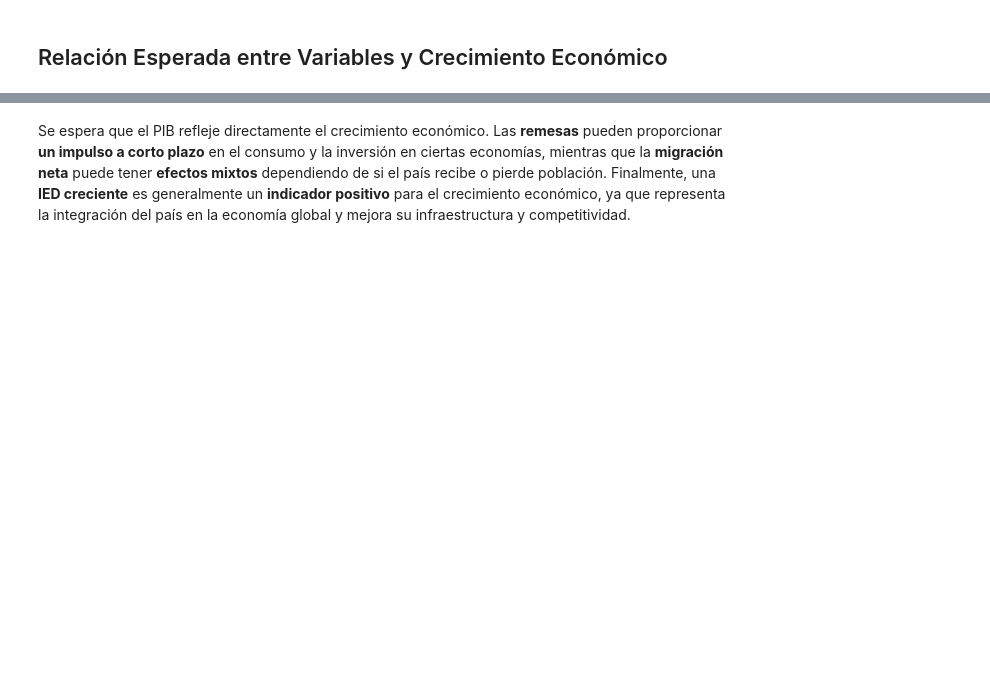
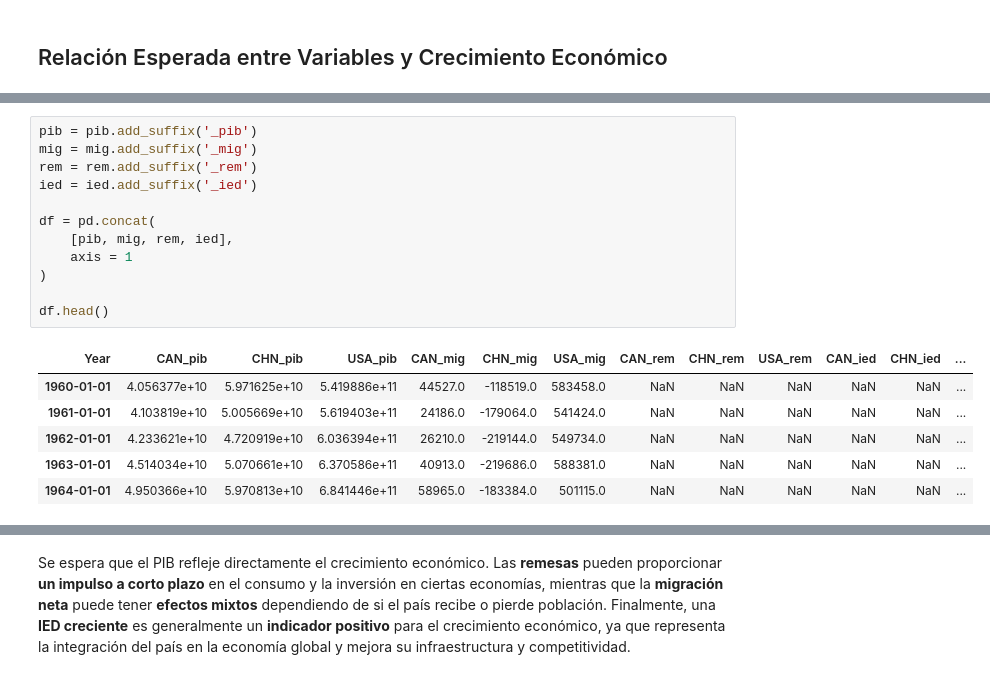
Before and after one commit to Maquililo/prueba-reclutamiento-python, a Jupyter notebook: notebook.ipynb, the cells around one changed output, grey strips where cells are left out. Drawn from its saved outputs; the diff is of its cells as text; blank space fills up the shorter version.

```diff
--- a/notebook.ipynb
+++ b/notebook.ipynb
@@ -411,0 +495,19 @@ plot_country_data(pib, mig, rem, ied, 'USA')
+# %%
+pib = pib.add_suffix('_pib')
+mig = mig.add_suffix('_mig')
+rem = rem.add_suffix('_rem')
+ied = ied.add_suffix('_ied')
+
+df = pd.concat(
+    [pib, mig, rem, ied],
+    axis = 1
+)
+
+df.head()
+# %% [output]
+| Year | CAN_pib | CHN_pib | USA_pib | CAN_mig | CHN_mig | USA_mig | CAN_rem | CHN_rem | USA_rem | CAN_ied | CHN_ied | ... |
+| 1960-01-01 | 4.056377e+10 | 5.971625e+10 | 5.419886e+11 | 44527.0 | -118519.0 | 583458.0 | NaN | NaN | NaN | NaN | NaN | ... |
+| 1961-01-01 | 4.103819e+10 | 5.005669e+10 | 5.619403e+11 | 24186.0 | -179064.0 | 541424.0 | NaN | NaN | NaN | NaN | NaN | ... |
+| 1962-01-01 | 4.233621e+10 | 4.720919e+10 | 6.036394e+11 | 26210.0 | -219144.0 | 549734.0 | NaN | NaN | NaN | NaN | NaN | ... |
+| 1963-01-01 | 4.514034e+10 | 5.070661e+10 | 6.370586e+11 | 40913.0 | -219686.0 | 588381.0 | NaN | NaN | NaN | NaN | NaN | ... |
+| 1964-01-01 | 4.950366e+10 | 5.970813e+10 | 6.841446e+11 | 58965.0 | -183384.0 | 501115.0 | NaN | NaN | NaN | NaN | NaN | ... |
```
Also changed, not shown: parts of 28 cells of this notebook.
